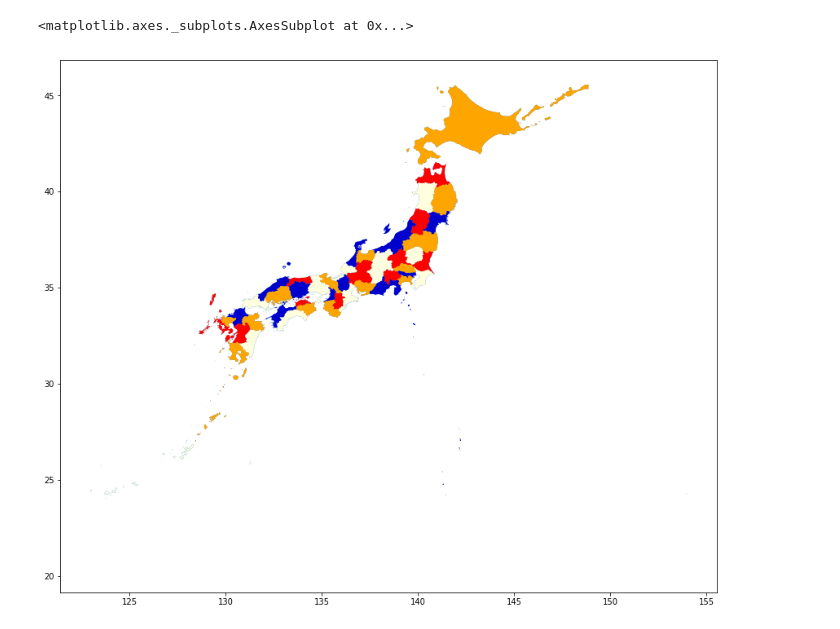
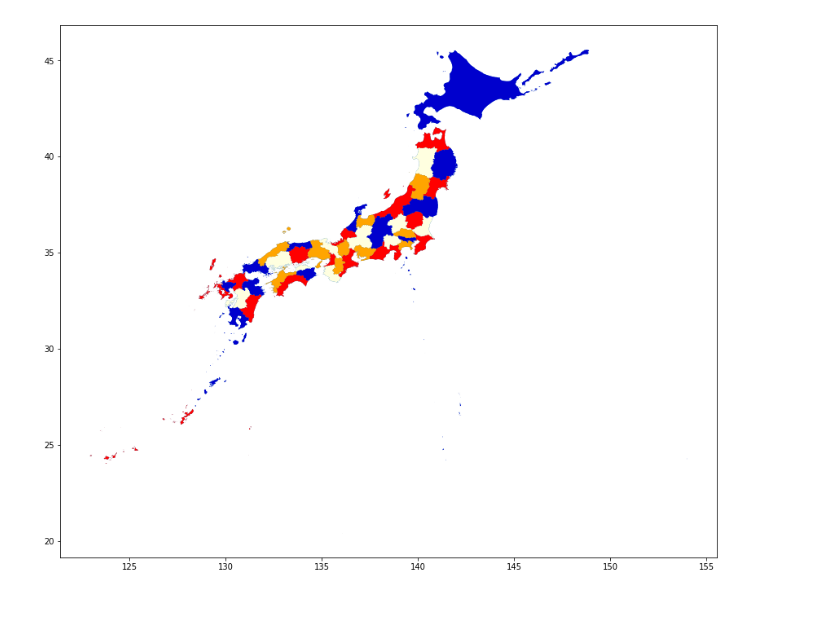
Before and after one commit to gyu-don/graph-coloring-notebook, a Jupyter notebook: graph coloring.ipynb, the cells around one changed output. Cells and saved outputs as stored; diff of their text form; code cells hidden in the pictures.

Commit message:
Update graph coloring notebook

```diff
--- a/graph coloring.ipynb
+++ b/graph coloring.ipynb
@@ -30,11 +32,11 @@ N = 47 * 4
 Q = {}
 # %%
 # 各都道府県は、1色だけに塗られる(色なしや、複数色にはしない)という制約
-for pr in range(47):
-    for c1 in range(4):
-        Q[pr*4 + c1, pr*4 + c1] = -1.0
-        for c2 in range(c1+1, 4):
-            Q[pr*4 + c1, pr*4+c2] = 2.0
+for pr in range(N_PREF):
+    for c1 in range(N_COLOR):
+        Q[pr*N_COLOR + c1, pr*N_COLOR + c1] = -1.0
+        for c2 in range(c1+1, N_COLOR):
+            Q[pr*N_COLOR + c1, pr*N_COLOR+c2] = 1.0
 # %%
 # 隣接する都道府県は、違う色に塗られる、という制約
 for k, ne in neighbor.items():
@@ -42,8 +44,8 @@ for k, ne in neighbor.items():
     for kk in (x-1 for x in ne):
         if k > kk:
             continue
-        for c in range(4):
-            Q[k*4 + c, kk*4 + c] = 1.0
+        for c in range(N_COLOR):
+            Q[k*N_COLOR + c, kk*N_COLOR + c] = 1.0
 # %%
 # QUBOマトリックスをJijとhiに変換。
 h = [-sum(Q.get((i, k), 0.0) + Q.get((k, i), 0.0) for k in range(N)) for i in range(N)]
@@ -71,21 +73,21 @@ def argmax(it):
 # 都道府県ごとの色番号をとる。
 it = iter(s)
 ans = []
-for i in range(47):
-    ans.append(argmax((next(it), next(it), next(it), next(it))))
+for i in range(N_PREF):
+    ans.append(argmax([next(it) for _ in range(N_COLOR)]))
 # %%
 # 色番号ごとの都道府県に並べ替える。
-ans2 = [[] for _ in range(4)]
+ans2 = [[] for _ in range(N_COLOR)]
 for i,c in enumerate(ans):
     ans2[c].append(i)
 # %%
 df = gpd.read_file("japan.geojson")
-# %%
-ax = df.plot(figsize=(15,12))
-gpd.GeoDataFrame(df, index=ans2[0]).plot(ax=ax, color='red')
-gpd.GeoDataFrame(df, index=ans2[1]).plot(ax=ax, color='lightyellow')
-gpd.GeoDataFrame(df, index=ans2[2]).plot(ax=ax, color='mediumblue')
-gpd.GeoDataFrame(df, index=ans2[3]).plot(ax=ax, color='orange')
-# %% [output]
-<matplotlib.axes._subplots.AxesSubplot at 0x...>
-[figure, removed]
+# %%
+ax = df.plot(figsize=(15,12))
+colors = ['red', 'lightyellow', 'mediumblue', 'orange']
+assert len(colors) == N_COLOR
+
+for prefs, color in zip(ans2, colors):
+    gpd.GeoDataFrame(df, index=prefs).plot(ax=ax, color=color)
+# %% [output]
+[figure, added]
```
Also changed, not shown: parts of 1 cell of this notebook, 1 other file.
